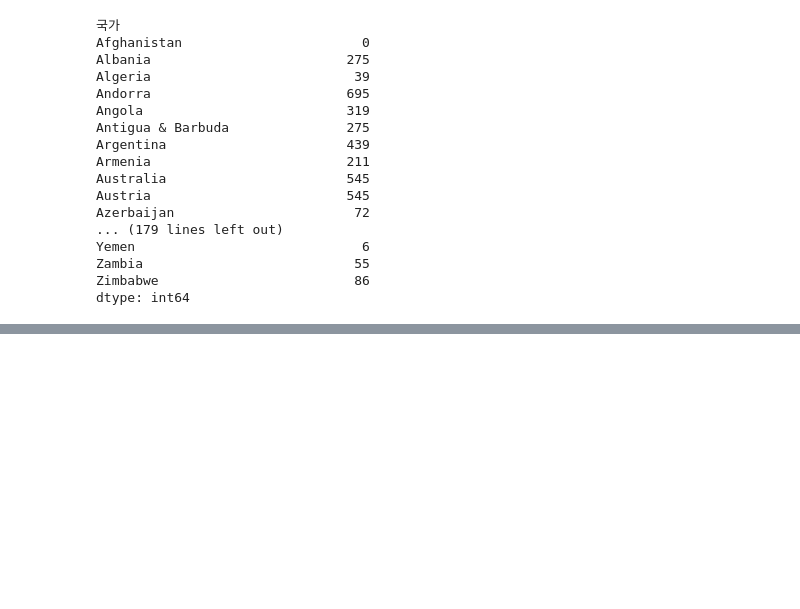
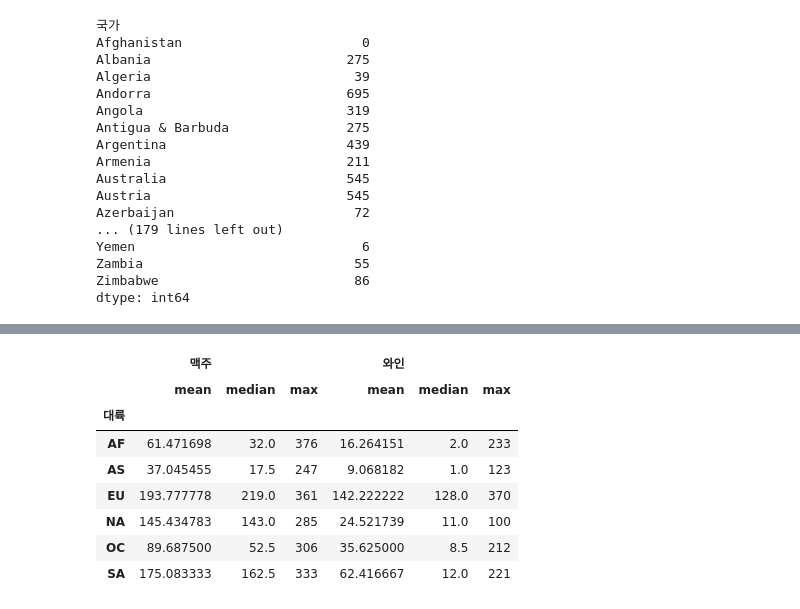
Before and after one commit to orizay/free-fonts, a Jupyter notebook: 데이터_분석_실기_2.ipynb, the cells around one changed output, grey strips where cells are left out. Saved outputs shown, nothing was run; the diff lists cells and outputs as text; code cells hidden in the pictures; blank space fills up the shorter version.

```diff
--- a/데이터_분석_실기_2.ipynb
+++ b/데이터_분석_실기_2.ipynb
@@ -687,0 +939,13 @@ korea
+# %%
+#[2-57] 대륙별 맥주와 와인 소비량의 평균, 중앙값, 최대값은?
+df.groupby('대륙')[['맥주', '와인']].agg(['mean', 'median', 'max'])
+# %% [output]
+|  | 맥주 |  |  | 와인 |  |  |
+|  | mean | median | max | mean | median | max |
+| 대륙 |  |  |  |  |  |  |
+| AF | 61.471698 | 32.0 | 376 | 16.264151 | 2.0 | 233 |
+| AS | 37.045455 | 17.5 | 247 | 9.068182 | 1.0 | 123 |
+| EU | 193.777778 | 219.0 | 361 | 142.222222 | 128.0 | 370 |
+| NA | 145.434783 | 143.0 | 285 | 24.521739 | 11.0 | 100 |
+| OC | 89.687500 | 52.5 | 306 | 35.625000 | 8.5 | 212 |
+| SA | 175.083333 | 162.5 | 333 | 62.416667 | 12.0 | 221 |
```
Also changed, not shown: parts of 38 cells of this notebook.
